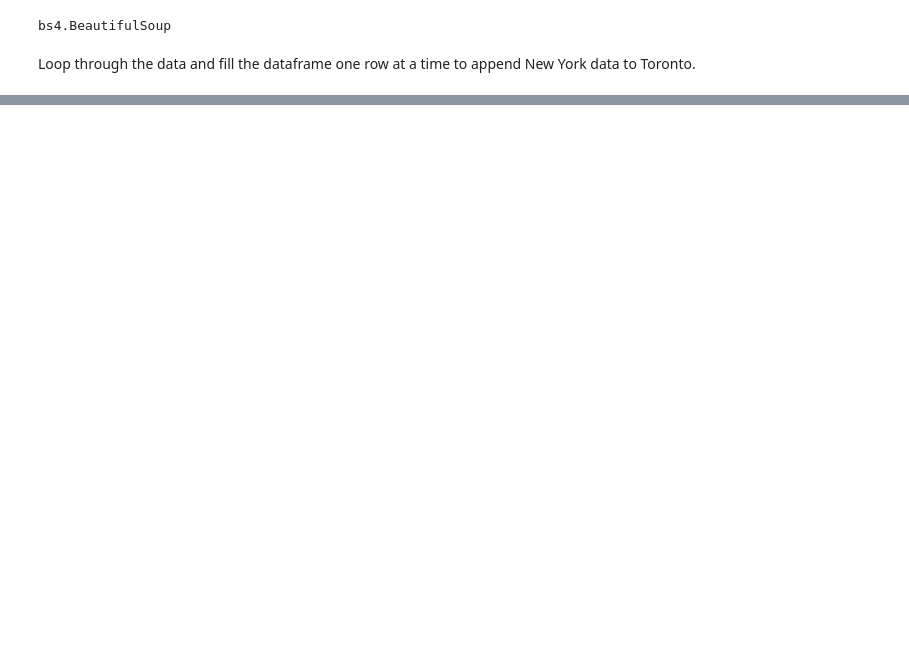
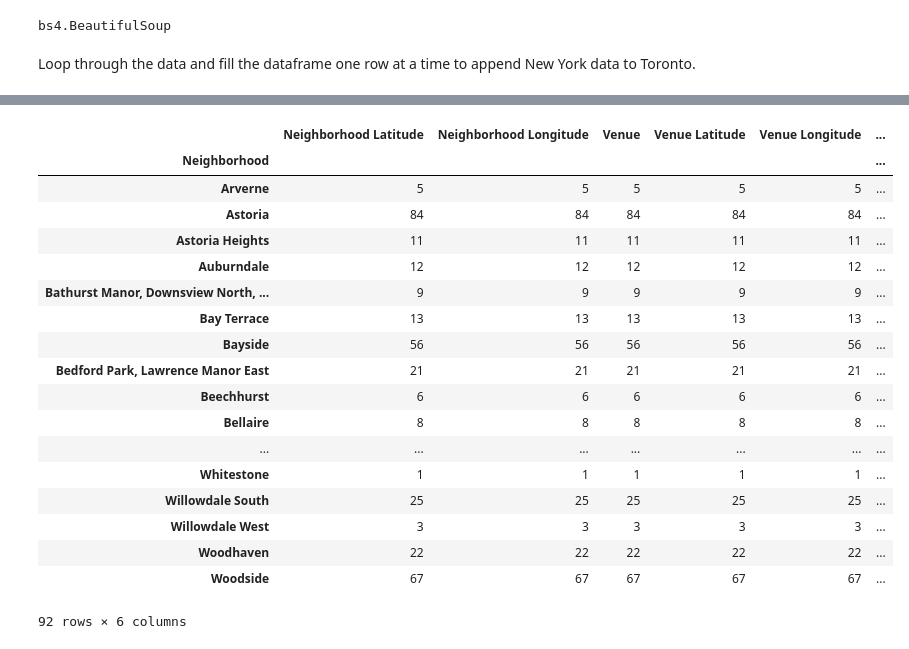
Before and after one commit to linaseid/new_york_toronto-clustering, a Jupyter notebook: Clustering New York and Toronto.ipynb, the cells around one changed output, grey strips where cells are left out. Drawn from its saved outputs; the diff is of its cells as text; code cells hidden in the pictures; blank space fills up the shorter version.

```diff
--- a/Clustering New York and Toronto.ipynb
+++ b/Clustering New York and Toronto.ipynb
@@ -149,0 +213,7 @@ neighborhoods
+# %%
+# Define Four square credentials
+CLIENT_ID = 'X5SGFPAZDMORJTH5U0KC4HQ5JXEM2WJOSNVVVZ2WUBJI2YCH' # your Foursquare ID
+CLIENT_SECRET = 'DLAOFVCFTRY0X5ID0HUMWT0OUPMHXR1S4T2MMJ04JN5HMYGL' # your Foursquare Secret
+VERSION = '20180605' # Foursquare API version
+LIMIT = 100
+section = 'food'
@@ -149,0 +273,7 @@ neighborhoods
+# %%
+# New York and Toronto venues
+
+nyc_tor_venues = getNearbyVenues(names=neighborhoods['Neighbourghood'],
+                                   latitudes=neighborhoods['Latitude'],
+                                   longitudes=neighborhoods['Longitude']
+                                  )
@@ -149,0 +312,23 @@ neighborhoods
+# %%
+# Check how many venues were returned for each neighborhood
+nyc_tor_venues.groupby('Neighborhood').count()
+# %% [output]
+|  | Neighborhood Latitude | Neighborhood Longitude | Venue | Venue Latitude | Venue Longitude | ... |
+| Neighborhood |  |  |  |  |  | ... |
+| Arverne | 5 | 5 | 5 | 5 | 5 | ... |
+| Astoria | 84 | 84 | 84 | 84 | 84 | ... |
+| Astoria Heights | 11 | 11 | 11 | 11 | 11 | ... |
+| Auburndale | 12 | 12 | 12 | 12 | 12 | ... |
+| Bathurst Manor, Downsview North, ... | 9 | 9 | 9 | 9 | 9 | ... |
+| Bay Terrace | 13 | 13 | 13 | 13 | 13 | ... |
+| Bayside | 56 | 56 | 56 | 56 | 56 | ... |
+| Bedford Park, Lawrence Manor East | 21 | 21 | 21 | 21 | 21 | ... |
+| Beechhurst | 6 | 6 | 6 | 6 | 6 | ... |
+| Bellaire | 8 | 8 | 8 | 8 | 8 | ... |
+| ... | ... | ... | ... | ... | ... | ... |
+| Whitestone | 1 | 1 | 1 | 1 | 1 | ... |
+| Willowdale South | 25 | 25 | 25 | 25 | 25 | ... |
+| Willowdale West | 3 | 3 | 3 | 3 | 3 | ... |
+| Woodhaven | 22 | 22 | 22 | 22 | 22 | ... |
+| Woodside | 67 | 67 | 67 | 67 | 67 | ... |
+92 rows × 6 columns
```
Also changed, not shown: parts of 13 cells of this notebook.
